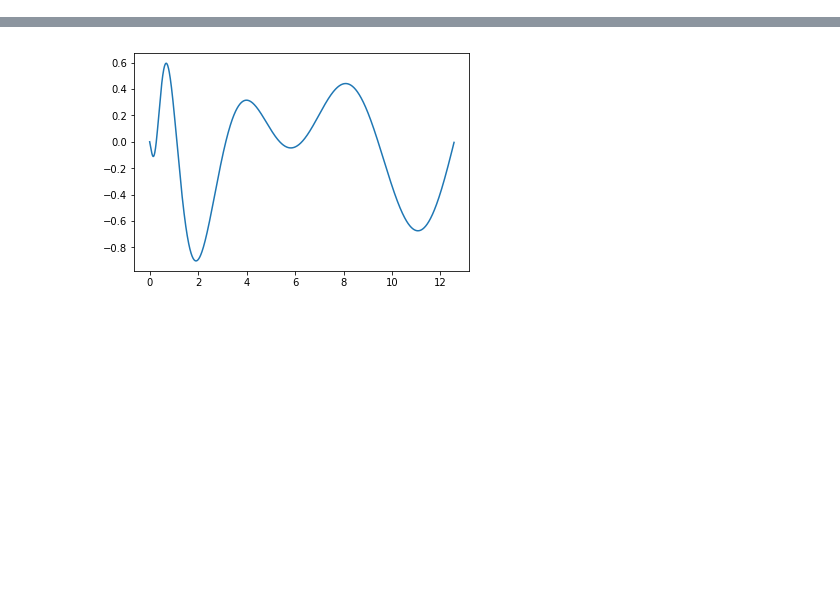
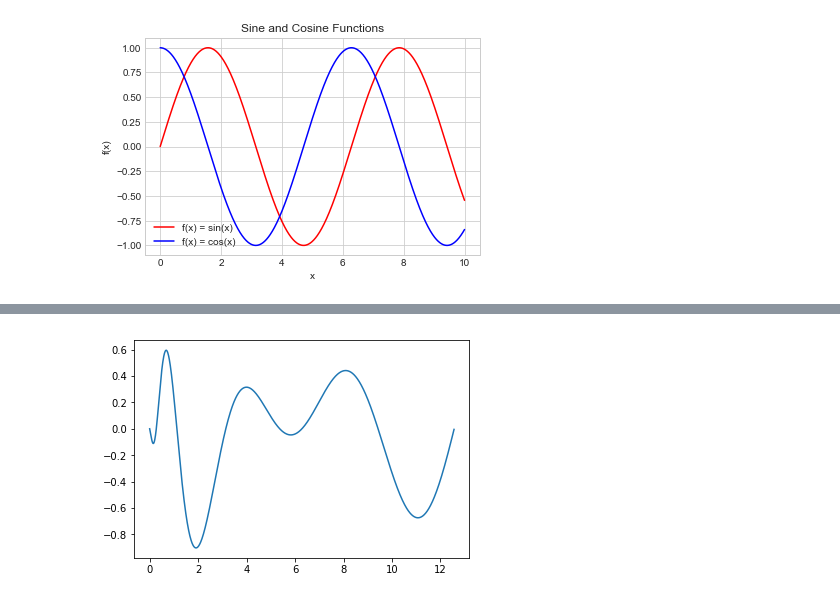
Before and after one commit to ThatGuyWithTheHat/Py_Jupyter, a Jupyter notebook: 09_Matplotlib.ipynb, the cells around one changed output, grey strips where cells are left out. Cells and saved outputs as stored; diff of their text form; code cells hidden in the pictures; blank space fills up the shorter version.

```diff
--- a/09_Matplotlib.ipynb
+++ b/09_Matplotlib.ipynb
@@ -7,0 +13,17 @@ See: https://matplotlib.org/gallery.html#lines_bars_and_markers
+# %%
+# Simple Line Plots
+
+%matplotlib inline
+import matplotlib.pyplot as plt
+import numpy as np
+plt.style.use('seaborn-whitegrid')
+ax = plt.axes()
+x = np.linspace(0, 10, 1000)
+plt.plot(x, np.sin(x), color='red', label='f(x) = sin(x)');
+plt.plot(x, np.cos(x), color='blue', label='f(x) = cos(x)');
+plt.title("Sine and Cosine Functions")
+plt.xlabel("x")
+plt.ylabel("f(x)");
+plt.legend();
+# %% [output]
+[figure, added]
```
Also changed, not shown: parts of 5 cells of this notebook.
